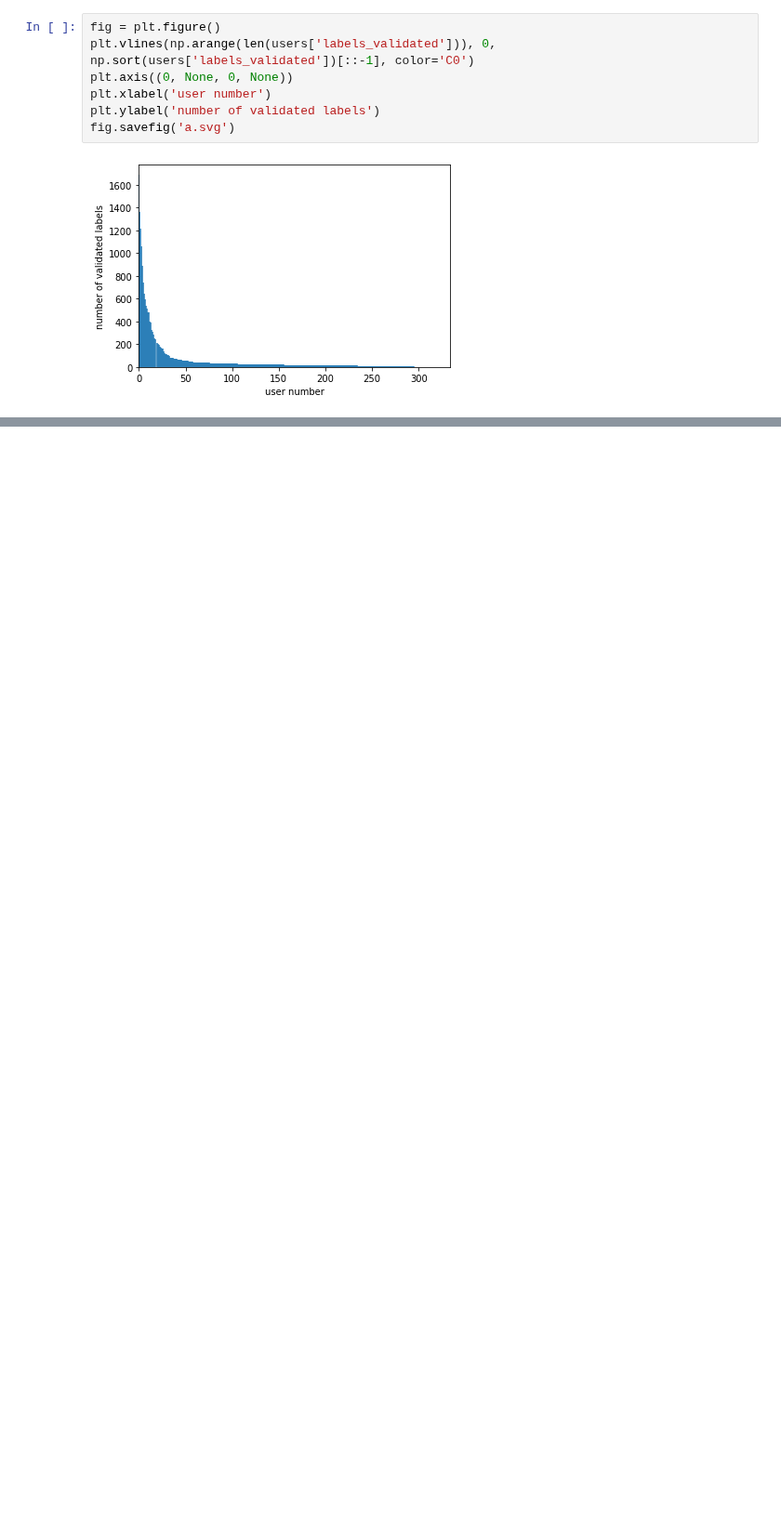
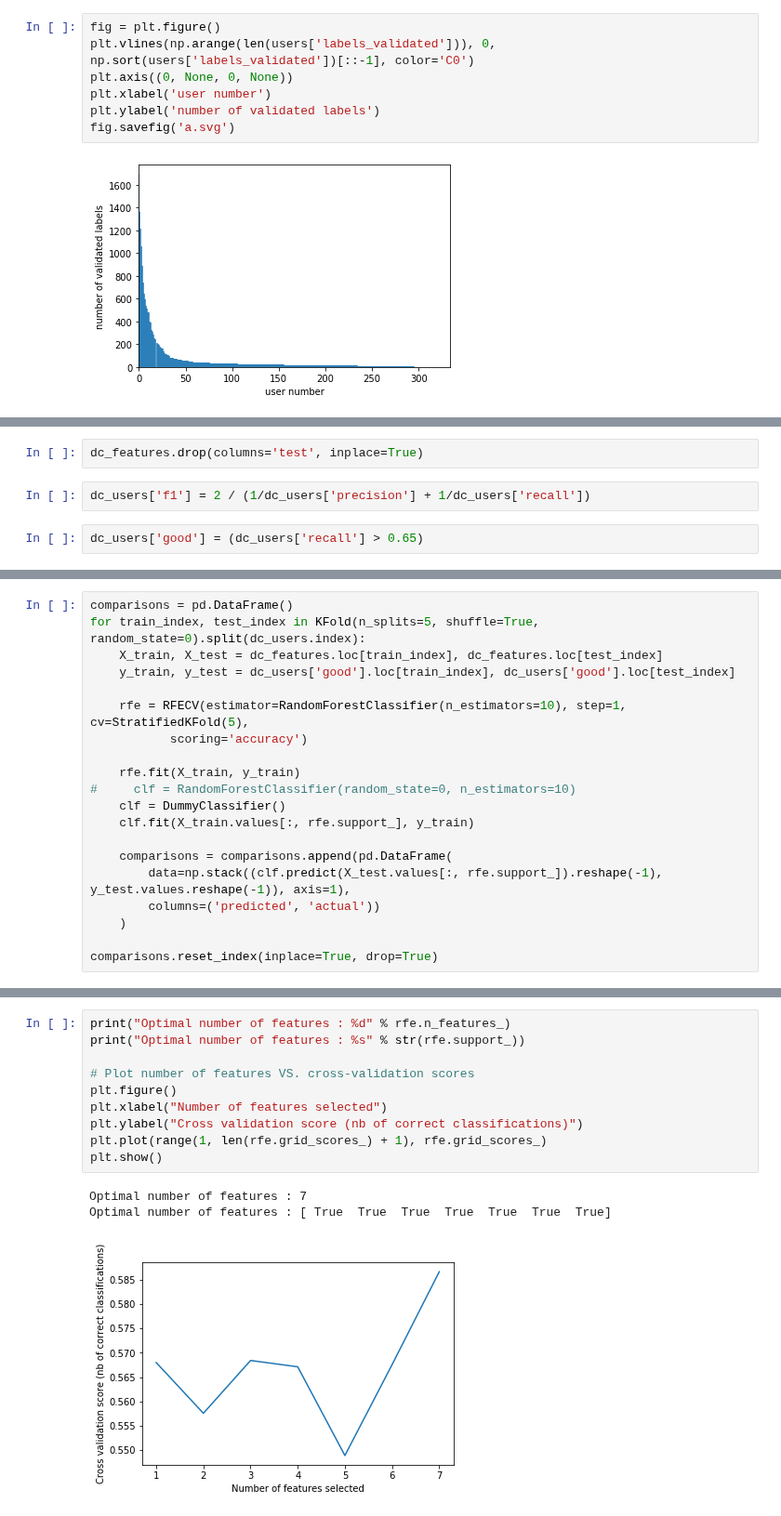
Before and after one commit to ProjectSidewalk/sidewalk-quality-analysis, a Jupyter notebook: sidewalk-user-quality-analysis-neil.ipynb, the cells around one changed output, grey strips where cells are left out. Shown at 93% size. Saved outputs shown, nothing was run; the diff lists cells and outputs as text; blank space fills up the shorter version.

```diff
--- a/sidewalk-user-quality-analysis-neil.ipynb
+++ b/sidewalk-user-quality-analysis-neil.ipynb
@@ -642,0 +710,6 @@ array([1690, 1365, 1217, 1063,  886,  737,  639,  592,  541,  510,  482,
+# %%
+dc_features.drop(columns='test', inplace=True)
+# %%
+dc_users['f1'] = 2 / (1/dc_users['precision'] + 1/dc_users['recall'])
+# %%
+dc_users['good'] = (dc_users['recall'] > 0.65)
@@ -642,0 +722,20 @@ array([1690, 1365, 1217, 1063,  886,  737,  639,  592,  541,  510,  482,
+# %%
+comparisons = pd.DataFrame()
+for train_index, test_index in KFold(n_splits=5, shuffle=True, random_state=0).split(dc_users.index):
+    X_train, X_test = dc_features.loc[train_index], dc_features.loc[test_index]
+    y_train, y_test = dc_users['good'].loc[train_index], dc_users['good'].loc[test_index]
+
+    rfe = RFECV(estimator=RandomForestClassifier(n_estimators=10), step=1, cv=StratifiedKFold(5),
+           scoring='accuracy')
+
+    rfe.fit(X_train, y_train)
+#     clf = RandomForestClassifier(random_state=0, n_estimators=10)
+    clf = DummyClassifier()
+    clf.fit(X_train.values[:, rfe.support_], y_train)
+
+    comparisons = comparisons.append(pd.DataFrame(
+        data=np.stack((clf.predict(X_test.values[:, rfe.support_]).reshape(-1), y_test.values.reshape(-1)), axis=1),
+        columns=('predicted', 'actual'))
+    )
+
+comparisons.reset_index(inplace=True, drop=True)
@@ -642,0 +754,14 @@ array([1690, 1365, 1217, 1063,  886,  737,  639,  592,  541,  510,  482,
+# %%
+print("Optimal number of features : %d" % rfe.n_features_)
+print("Optimal number of features : %s" % str(rfe.support_))
+
+# Plot number of features VS. cross-validation scores
+plt.figure()
+plt.xlabel("Number of features selected")
+plt.ylabel("Cross validation score (nb of correct classifications)")
+plt.plot(range(1, len(rfe.grid_scores_) + 1), rfe.grid_scores_)
+plt.show()
+# %% [output]
+Optimal number of features : 7
+Optimal number of features : [ True  True  True  True  True  True  True]
+[figure, added]
```
Also changed, not shown: parts of 26 cells of this notebook.
